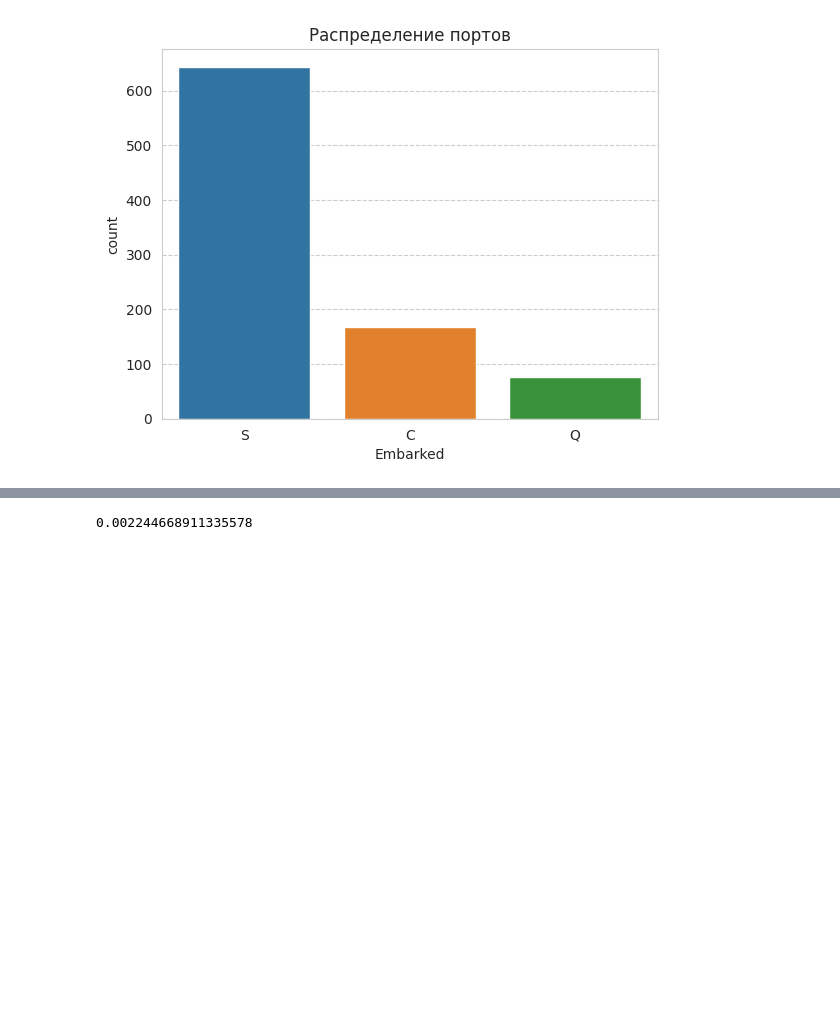
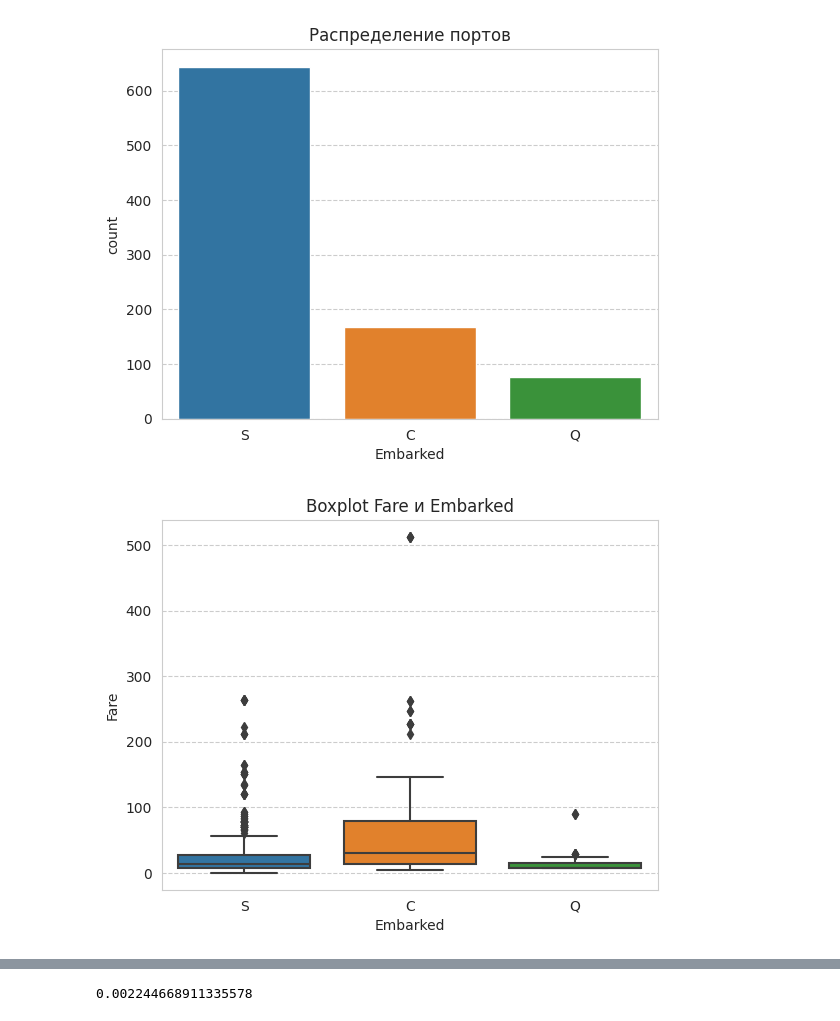
Before and after one commit to BrianKowalski/titanic, a Jupyter notebook: Titanic.ipynb, the cells around one changed output, grey strips where cells are left out. Cells and saved outputs as stored; diff of their text form; code cells hidden in the pictures; blank space fills up the shorter version.

```diff
--- a/Titanic.ipynb
+++ b/Titanic.ipynb
@@ -275,3 +281,7 @@ train.head(10)
 countplot('Распределение портов', x='Embarked')
 # %% [output]
 [figure]
+# %%
+boxplot('Boxplot Fare и Embarked', y='Fare', x='Embarked')
+# %% [output]
+[figure, added]
```
Also changed, not shown: parts of 28 cells of this notebook.
